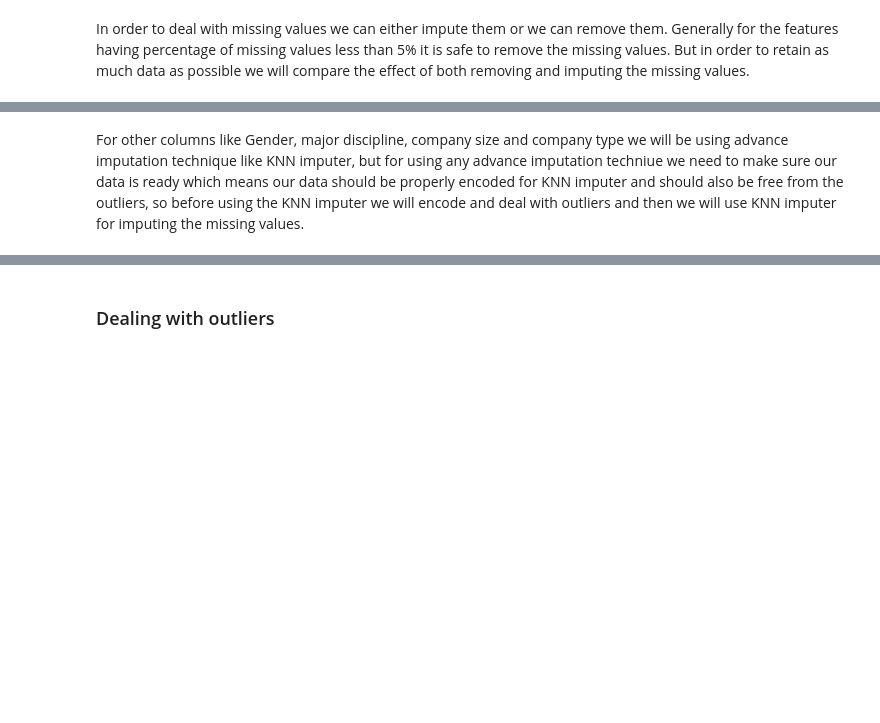
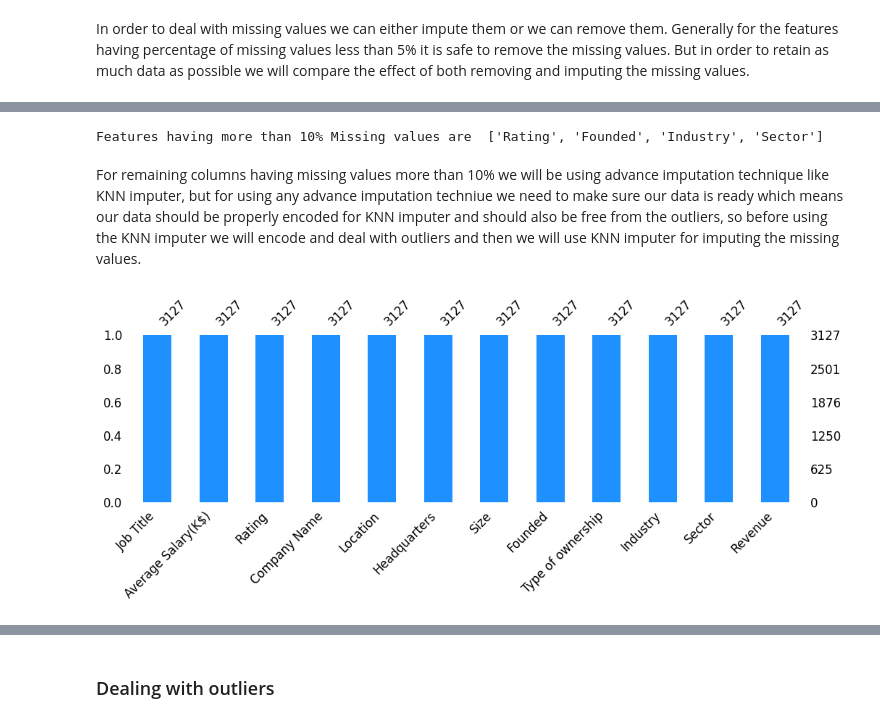
Before and after one commit to yuvraaj2002/AI_Projects, a Jupyter notebook: DS_Job_Prediction/notebook/Code.ipynb, the cells around one changed output, grey strips where cells are left out. Saved outputs shown, nothing was run; the diff lists cells and outputs as text; code cells hidden in the pictures; blank space fills up the shorter version.

```diff
--- a/DS_Job_Prediction/notebook/Code.ipynb
+++ b/DS_Job_Prediction/notebook/Code.ipynb
@@ -349,2 +244,36 @@ plt.show()
+# %%
+# Mode imputation
+for cols in ['Headquarters', 'Size', 'Type of ownership','Revenue']:
+    temp_df[cols].fillna(temp_df[cols].mode()[0],inplace=True)
+
+# Mean imputation
+temp_df['Average Salary(K$)'] = temp_df['Average Salary(K$)'].fillna(temp_df['Average Salary(K$)'].mean())
+# %%
+More_10PER = [
+    col
+    for col in temp_df.columns
+    if temp_df[col].isnull().mean() * 100 < 50 and temp_df[col].isnull().mean() * 100 > 10
+]
+print("Features having more than 10% Missing values are ",More_10PER)
+# %% [output]
+Features having more than 10% Missing values are  ['Rating', 'Founded', 'Industry', 'Sector']
 # %% [markdown]
-For other columns like Gender, major discipline, company size and company type we will be using advance imputation technique like KNN imputer, but for using any advance imputation techniue we need to make sure our data is ready which means our data should be properly encoded for KNN  imputer and should also be free from the outliers, so before using the KNN imputer we will encode and deal with outliers and then we will use KNN imputer for imputing the missing values.
+For remaining columns having missing values more than 10% we will be using advance imputation technique like KNN imputer, but for using any advance imputation techniue we need to make sure our data is ready which means our data should be properly encoded for KNN  imputer and should also be free from the outliers, so before using the KNN imputer we will encode and deal with outliers and then we will use KNN imputer for imputing the missing values.
+# %%
+# Let's do target encoding of the Industry and Sector feature
+target_enc = ce.TargetEncoder(smoothing=0.2, handle_missing="return_nan", return_df=False)
+
+y = temp_df["Average Salary(K$)"].values.reshape(-1, 1)
+for cols in ['Industry','Sector']:
+    temp_df[cols] = pd.Series(target_enc.fit_transform(temp_df[cols].values.reshape(-1, 1), y).reshape(-1))
+# %%
+# Imputing values in the features having more than 10% Missing values
+knn_imputer = KNNImputer(n_neighbors=5, metric="nan_euclidean")
+
+temp_df[More_10PER] = knn_imputer.fit_transform(temp_df[More_10PER])
+# %%
+# Visualize missing values using a bar chart
+msno.bar(temp_df, figsize=(12, 3), color="dodgerblue", sort="ascending", fontsize=12)
+plt.show()
+# %% [output]
+[figure, added]
```
Also changed, not shown: parts of 34 cells of this notebook.
